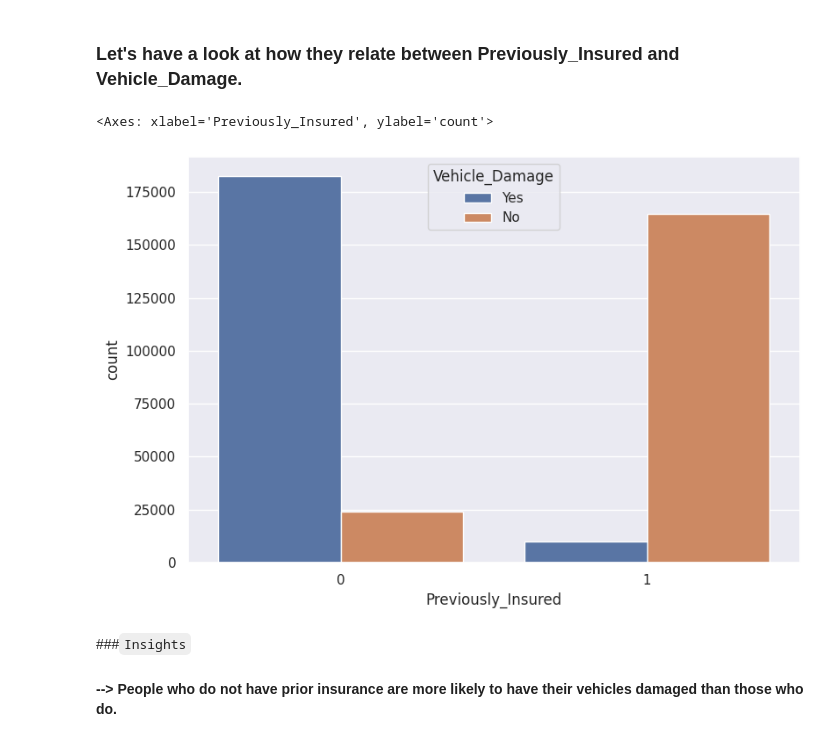
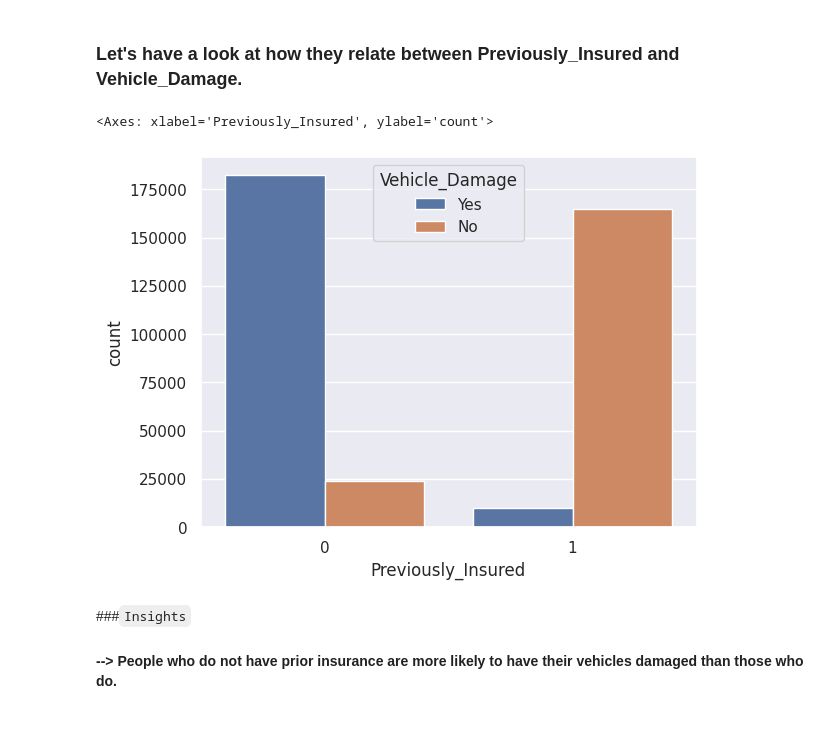
Before and after one commit to Deeppatel0510/Health_Insurance_Cross_Sell_Prediction, a Jupyter notebook: Health_Insurance_Cross_Sell_Prediction.ipynb, the cells around one changed output. Saved outputs shown, nothing was run; the diff lists cells and outputs as text; code cells hidden in the pictures.

```diff
--- a/Health_Insurance_Cross_Sell_Prediction.ipynb
+++ b/Health_Insurance_Cross_Sell_Prediction.ipynb
@@ -369,11 +369,10 @@ plt.show()
 ### Let's have a look at how they relate between Previously_Insured and Vehicle_Damage.
 # %%
 # Plot countplot of Previously_Insured and vehicle_Damage
-plt.figure(figsize=(9, 6))
 sns.countplot(x = 'Previously_Insured', data = ins_df, hue = 'Vehicle_Damage')
 # %% [output]
 <Axes: xlabel='Previously_Insured', ylabel='count'>
-[figure, old version]
+[figure, new version]
 # %% [markdown]
 ###`Insights`
 #### --> People who do not have prior insurance are more likely to have their vehicles damaged than those who do.
```
Also changed, not shown: parts of 28 cells of this notebook.
